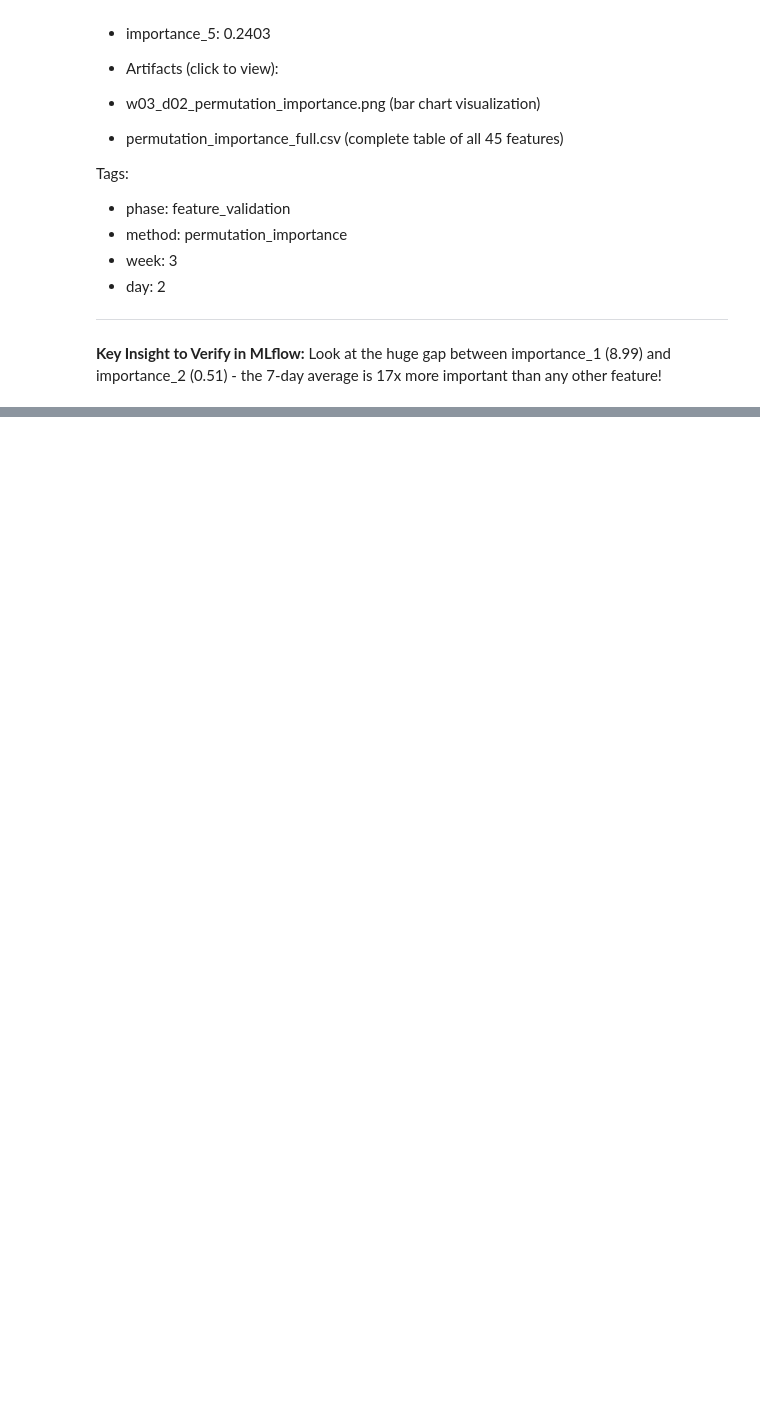
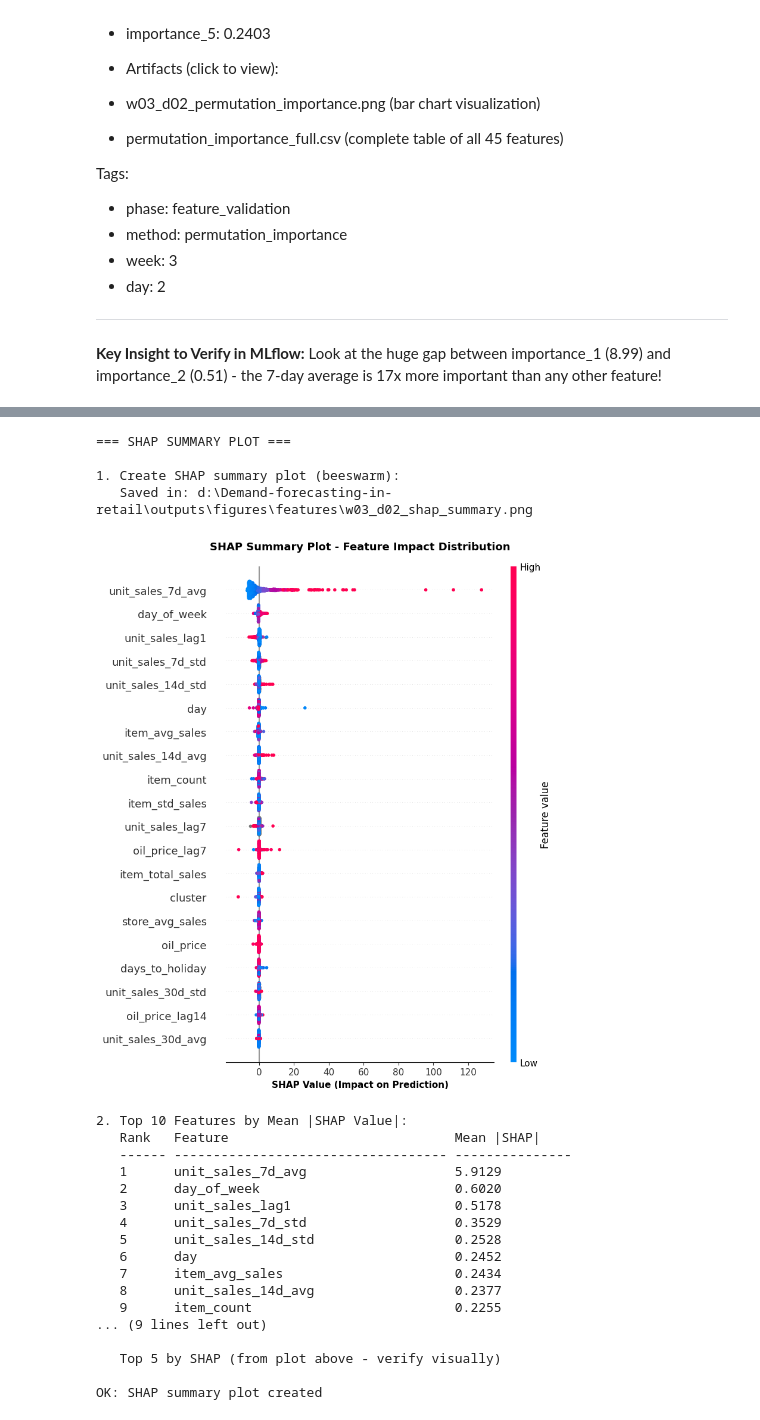
Before and after one commit to albertodiazdurana/CorporacionFavorita-demand-forecasting-in-retail, a Jupyter notebook: notebooks/w03_d02_MODEL_mlflow-features.ipynb, the cells around one changed output, grey strips where cells are left out. Drawn from its saved outputs; the diff is of its cells as text; code cells hidden in the pictures; blank space fills up the shorter version.

```diff
--- a/notebooks/w03_d02_MODEL_mlflow-features.ipynb
+++ b/notebooks/w03_d02_MODEL_mlflow-features.ipynb
@@ -720,0 +815,72 @@ Look at the huge gap between importance_1 (8.99) and importance_2 (0.51) - the 7
+# %%
+# Cell 8: SHAP Summary Plot
+
+print("=== SHAP SUMMARY PLOT ===\n")
+
+print("1. Create SHAP summary plot (beeswarm):")
+fig, ax = plt.subplots(figsize=(10, 10))
+
+# Create summary plot
+shap.summary_plot(
+    shap_values,
+    X_test_sample,
+    plot_type="dot",
+    show=False,
+    max_display=20  # Show top 20 features
+)
+
+plt.title('SHAP Summary Plot - Feature Impact Distribution',
+          fontsize=13, fontweight='bold', pad=20)
+plt.xlabel('SHAP Value (Impact on Prediction)', fontsize=11, fontweight='bold')
+plt.tight_layout()
+
+viz_filename = 'w03_d02_shap_summary.png'
+plt.savefig(OUTPUTS_FIGURES / viz_filename, dpi=150, bbox_inches='tight')
+print(f"   Saved in: {OUTPUTS_FIGURES / viz_filename}")
+plt.show()
+
+print(f"\n2. Top 10 Features by Mean |SHAP Value|:")
+# Calculate mean absolute SHAP value for each feature
+mean_abs_shap = pd.DataFrame({
+    'feature': X_test_sample.columns,
+    'mean_abs_shap': np.abs(shap_values).mean(axis=0)
+}).sort_values('mean_abs_shap', ascending=False)
+
+print(f"   {'Rank':<6} {'Feature':<35} {'Mean |SHAP|':<15}")
+print(f"   {'-'*6} {'-'*35} {'-'*15}")
+for idx, (_, row) in enumerate(mean_abs_shap.head(10).iterrows(), 1):
+    print(f"   {idx:<6} {row['feature']:<35} {row['mean_abs_shap']:<15.4f}")
+
+print(f"\n3. Compare SHAP vs Permutation Importance:")
+print(f"   Top 5 by Permutation Importance:")
+print(f"   1. unit_sales_7d_avg")
+print(f"   2. unit_sales_lag1")
+print(f"   3. unit_sales_14d_avg")
+print(f"   4. day_of_week")
+print(f"   5. unit_sales_7d_std")
+print(f"\n   Top 5 by SHAP (from plot above - verify visually)")
+
+print(f"\nOK: SHAP summary plot created")
+# %% [output]
+=== SHAP SUMMARY PLOT ===
+
+1. Create SHAP summary plot (beeswarm):
+   Saved in: d:\Demand-forecasting-in-retail\outputs\figures\features\w03_d02_shap_summary.png
+[figure, added]
+2. Top 10 Features by Mean |SHAP Value|:
+   Rank   Feature                             Mean |SHAP|
+   ------ ----------------------------------- ---------------
+   1      unit_sales_7d_avg                   5.9129
+   2      day_of_week                         0.6020
+   3      unit_sales_lag1                     0.5178
+   4      unit_sales_7d_std                   0.3529
+   5      unit_sales_14d_std                  0.2528
+   6      day                                 0.2452
+   7      item_avg_sales                      0.2434
+   8      unit_sales_14d_avg                  0.2377
+   9      item_count                          0.2255
+... (9 lines left out)
+
+   Top 5 by SHAP (from plot above - verify visually)
+
+OK: SHAP summary plot created
```
Also changed, not shown: parts of 18 cells of this notebook, 3 other files.
